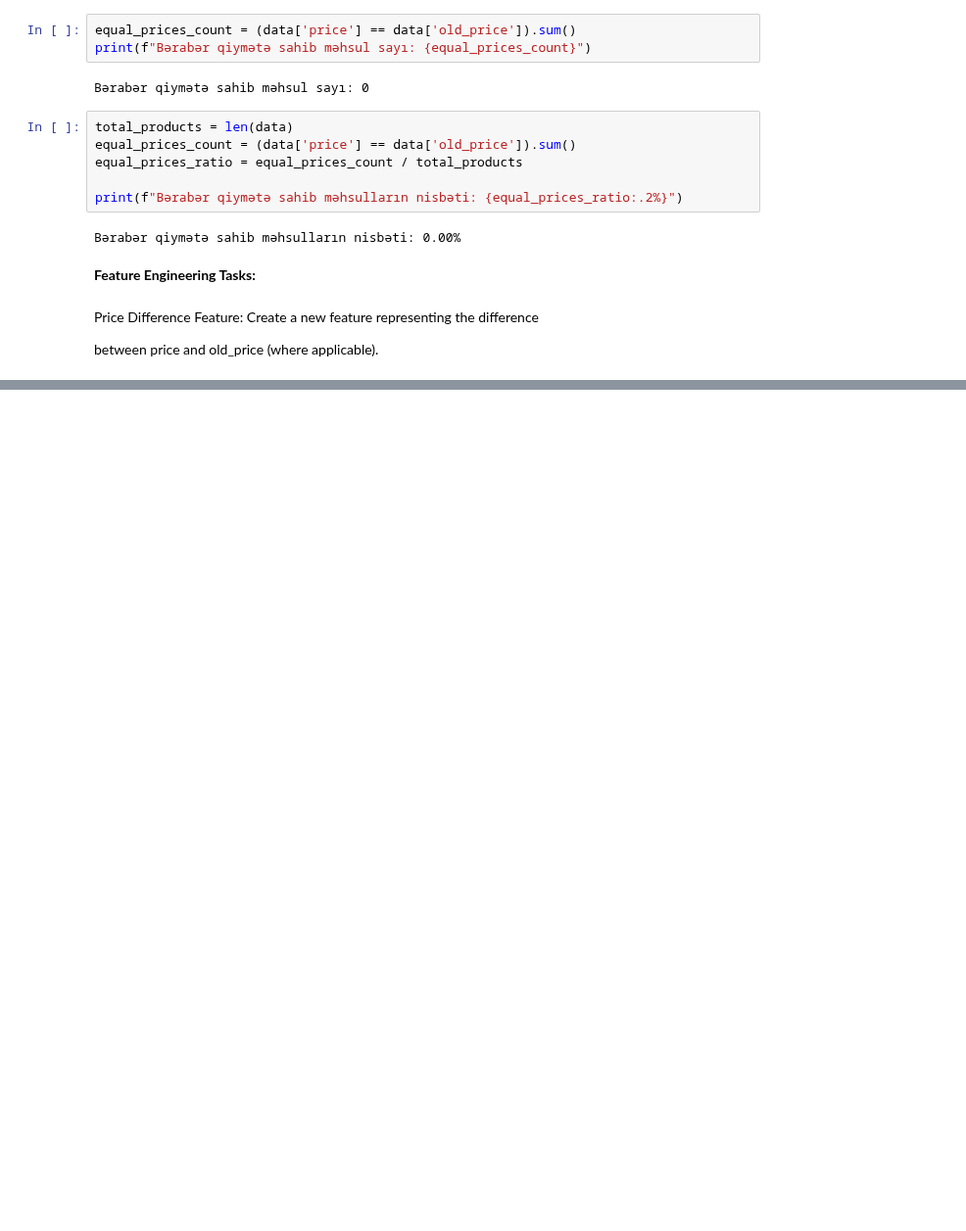
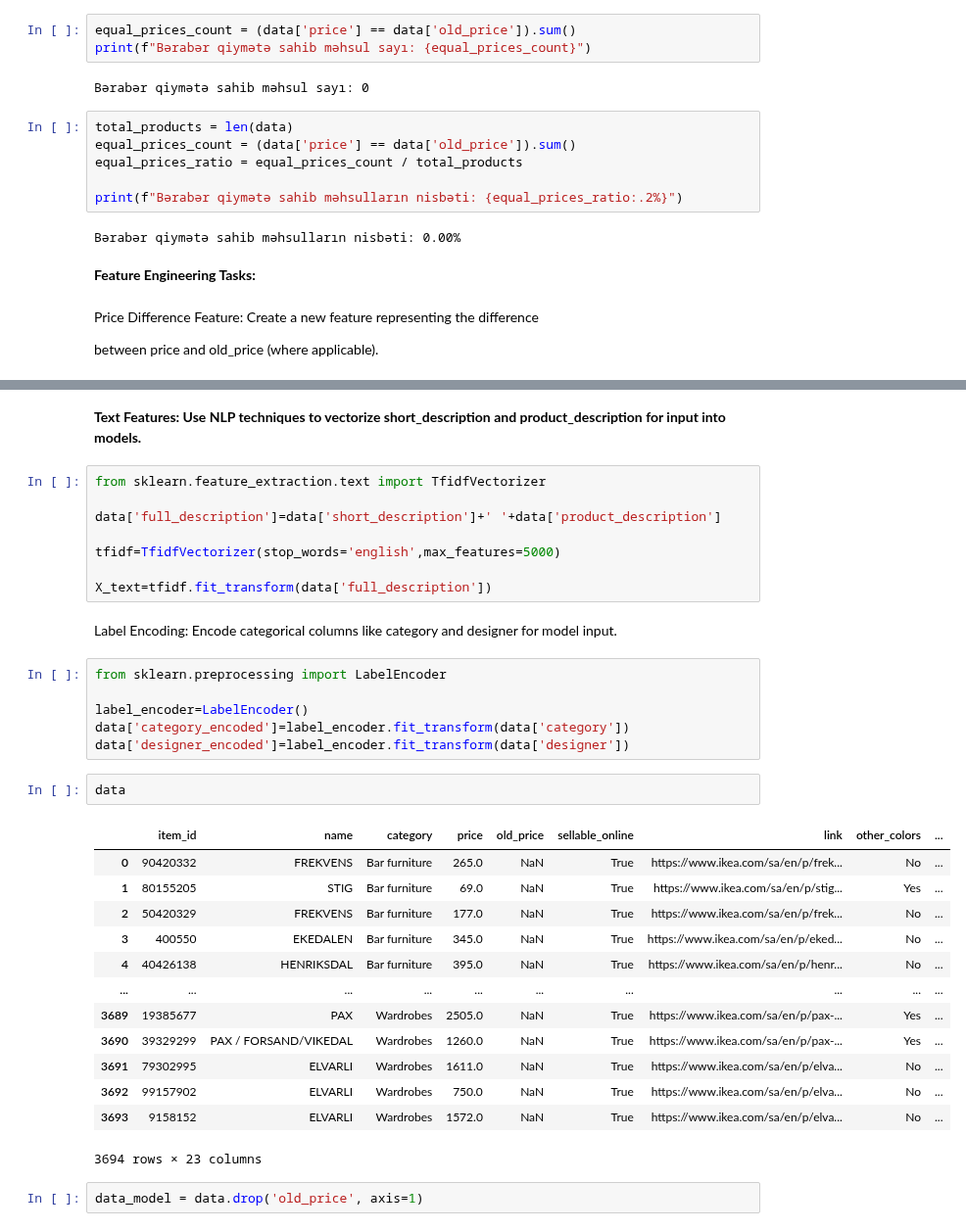
Before and after one commit to Sevinj-joy/Matplotlib_examples, a Jupyter notebook: IKEA/ikea_analysis.ipynb, the cells around one changed output, grey strips where cells are left out. Shown at 98% size. Drawn from its saved outputs; the diff is of its cells as text; blank space fills up the shorter version.

```diff
--- a/IKEA/ikea_analysis.ipynb
+++ b/IKEA/ikea_analysis.ipynb
@@ -2223,0 +2340,36 @@ NaN olan sətirlər:
+# %% [markdown]
+**Text Features: Use NLP techniques to vectorize short_description and product_description for input into models.**
+# %%
+from sklearn.feature_extraction.text import TfidfVectorizer
+
+data['full_description']=data['short_description']+' '+data['product_description']
+
+tfidf=TfidfVectorizer(stop_words='english',max_features=5000)
+
+X_text=tfidf.fit_transform(data['full_description'])
+# %% [markdown]
+Label Encoding: Encode categorical columns like category and designer for model input.
+# %%
+from sklearn.preprocessing import LabelEncoder
+
+label_encoder=LabelEncoder()
+data['category_encoded']=label_encoder.fit_transform(data['category'])
+data['designer_encoded']=label_encoder.fit_transform(data['designer'])
+# %%
+data
+# %% [output]
+|  | item_id | name | category | price | old_price | sellable_online | link | other_colors | ... |
+| 0 | 90420332 | FREKVENS | Bar furniture | 265.0 | NaN | True | https://www.ikea.com/sa/en/p/frek... | No | ... |
+| 1 | 80155205 | STIG | Bar furniture | 69.0 | NaN | True | https://www.ikea.com/sa/en/p/stig... | Yes | ... |
+| 2 | 50420329 | FREKVENS | Bar furniture | 177.0 | NaN | True | https://www.ikea.com/sa/en/p/frek... | No | ... |
+| 3 | 400550 | EKEDALEN | Bar furniture | 345.0 | NaN | True | https://www.ikea.com/sa/en/p/eked... | No | ... |
+| 4 | 40426138 | HENRIKSDAL | Bar furniture | 395.0 | NaN | True | https://www.ikea.com/sa/en/p/henr... | No | ... |
+| ... | ... | ... | ... | ... | ... | ... | ... | ... | ... |
+| 3689 | 19385677 | PAX | Wardrobes | 2505.0 | NaN | True | https://www.ikea.com/sa/en/p/pax-... | Yes | ... |
+| 3690 | 39329299 | PAX / FORSAND/VIKEDAL | Wardrobes | 1260.0 | NaN | True | https://www.ikea.com/sa/en/p/pax-... | Yes | ... |
+| 3691 | 79302995 | ELVARLI | Wardrobes | 1611.0 | NaN | True | https://www.ikea.com/sa/en/p/elva... | No | ... |
+| 3692 | 99157902 | ELVARLI | Wardrobes | 750.0 | NaN | True | https://www.ikea.com/sa/en/p/elva... | No | ... |
+| 3693 | 9158152 | ELVARLI | Wardrobes | 1572.0 | NaN | True | https://www.ikea.com/sa/en/p/elva... | No | ... |
+3694 rows × 23 columns
+# %%
+data_model = data.drop('old_price', axis=1)
```
Also changed, not shown: parts of 23 cells of this notebook.
